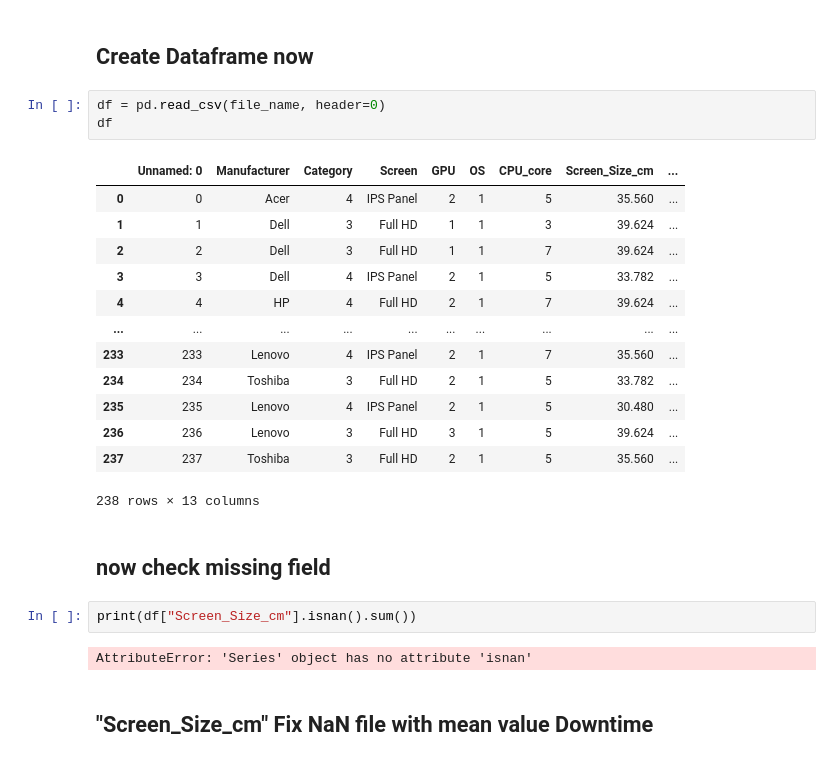
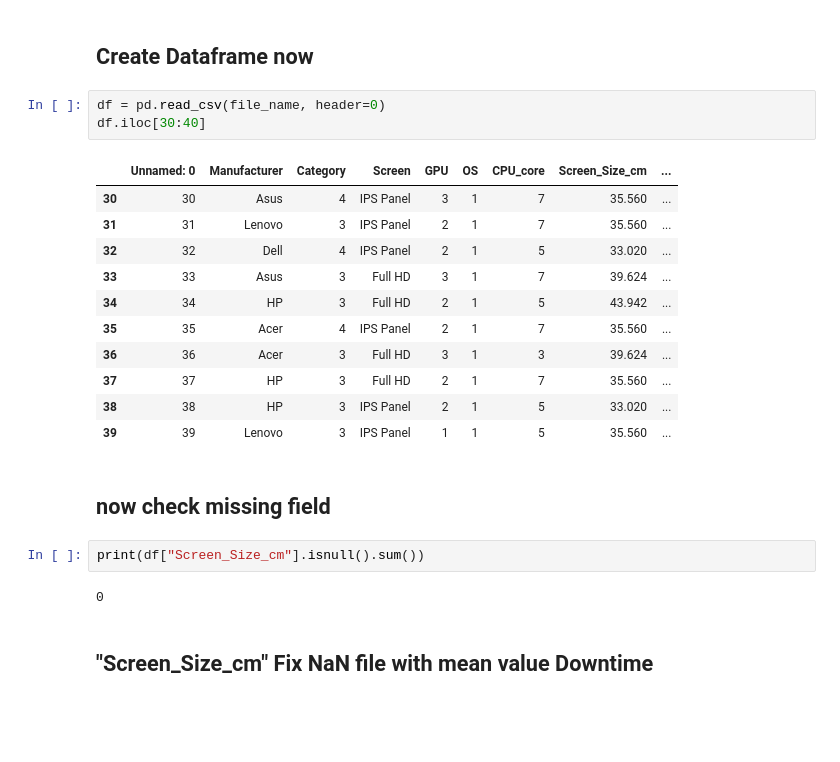
Before and after one commit to Hasan082/Data-Analysis, a Jupyter notebook: DataWrangling/laptop_pricing_dataset_wrangling.ipynb, the cells around one changed output. Cells and saved outputs as stored; diff of their text form; blank space fills up the shorter version.

```diff
--- a/DataWrangling/laptop_pricing_dataset_wrangling.ipynb
+++ b/DataWrangling/laptop_pricing_dataset_wrangling.ipynb
@@ -27,26 +27,24 @@ file_name = "laptop_pricing_dataset.csv"
 ## Create Dataframe now
 # %%
 df = pd.read_csv(file_name, header=0)
-df
+df.iloc[30:40]
 # %% [output]
 |  | Unnamed: 0 | Manufacturer | Category | Screen | GPU | OS | CPU_core | Screen_Size_cm | ... |
-| 0 | 0 | Acer | 4 | IPS Panel | 2 | 1 | 5 | 35.560 | ... |
-| 1 | 1 | Dell | 3 | Full HD | 1 | 1 | 3 | 39.624 | ... |
-| 2 | 2 | Dell | 3 | Full HD | 1 | 1 | 7 | 39.624 | ... |
-| 3 | 3 | Dell | 4 | IPS Panel | 2 | 1 | 5 | 33.782 | ... |
-| 4 | 4 | HP | 4 | Full HD | 2 | 1 | 7 | 39.624 | ... |
-| ... | ... | ... | ... | ... | ... | ... | ... | ... | ... |
-| 233 | 233 | Lenovo | 4 | IPS Panel | 2 | 1 | 7 | 35.560 | ... |
-| 234 | 234 | Toshiba | 3 | Full HD | 2 | 1 | 5 | 33.782 | ... |
-| 235 | 235 | Lenovo | 4 | IPS Panel | 2 | 1 | 5 | 30.480 | ... |
-| 236 | 236 | Lenovo | 3 | Full HD | 3 | 1 | 5 | 39.624 | ... |
-| 237 | 237 | Toshiba | 3 | Full HD | 2 | 1 | 5 | 35.560 | ... |
+| 30 | 30 | Asus | 4 | IPS Panel | 3 | 1 | 7 | 35.560 | ... |
+| 31 | 31 | Lenovo | 3 | IPS Panel | 2 | 1 | 7 | 35.560 | ... |
+| 32 | 32 | Dell | 4 | IPS Panel | 2 | 1 | 5 | 33.020 | ... |
+| 33 | 33 | Asus | 3 | Full HD | 3 | 1 | 7 | 39.624 | ... |
+| 34 | 34 | HP | 3 | Full HD | 2 | 1 | 5 | 43.942 | ... |
+| 35 | 35 | Acer | 4 | IPS Panel | 2 | 1 | 7 | 35.560 | ... |
+| 36 | 36 | Acer | 3 | Full HD | 3 | 1 | 3 | 39.624 | ... |
+| 37 | 37 | HP | 3 | Full HD | 2 | 1 | 7 | 35.560 | ... |
+| 38 | 38 | HP | 3 | IPS Panel | 2 | 1 | 5 | 33.020 | ... |
+| 39 | 39 | Lenovo | 3 | IPS Panel | 1 | 1 | 5 | 35.560 | ... |
-238 rows × 13 columns
 # %% [markdown]
 ## now check missing field
 # %%
-print(df["Screen_Size_cm"].isnan().sum())
+print(df["Screen_Size_cm"].isnull().sum())
 # %% [output]
-AttributeError: 'Series' object has no attribute 'isnan'
+0
 # %% [markdown]
 ## "Screen_Size_cm" Fix NaN file with mean value Downtime
```
Also changed, not shown: parts of 16 cells of this notebook, 1 other file.
